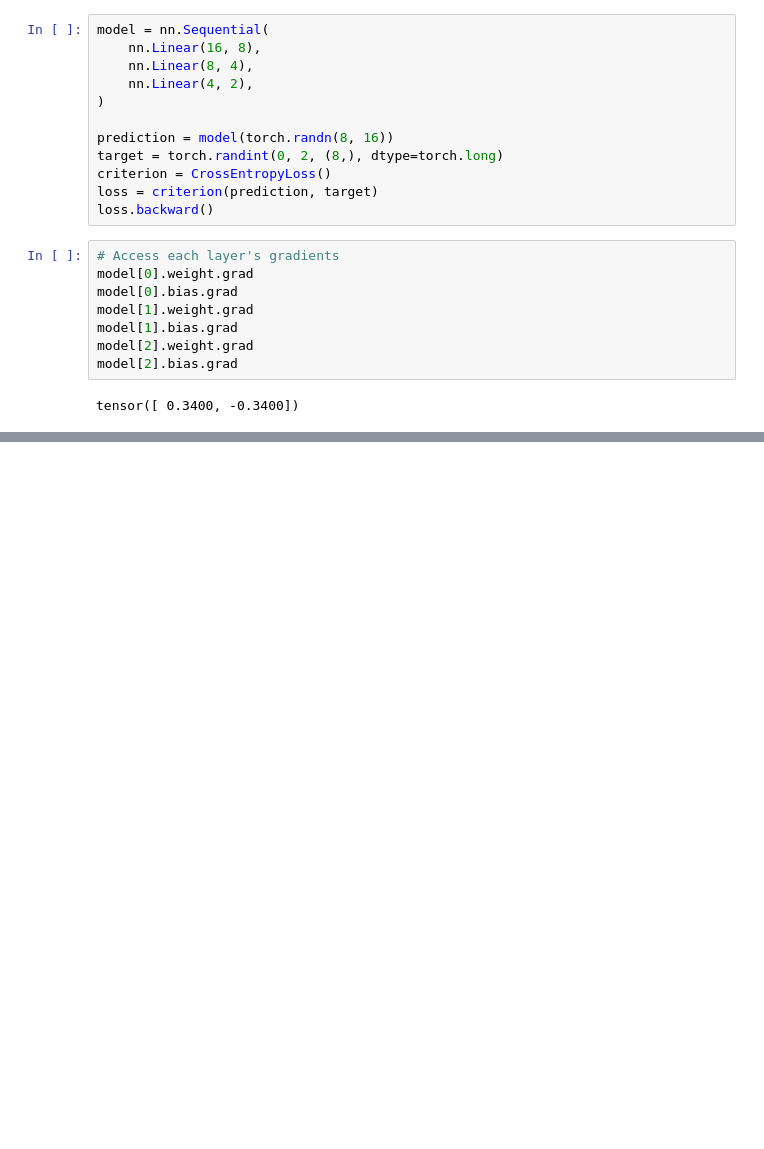
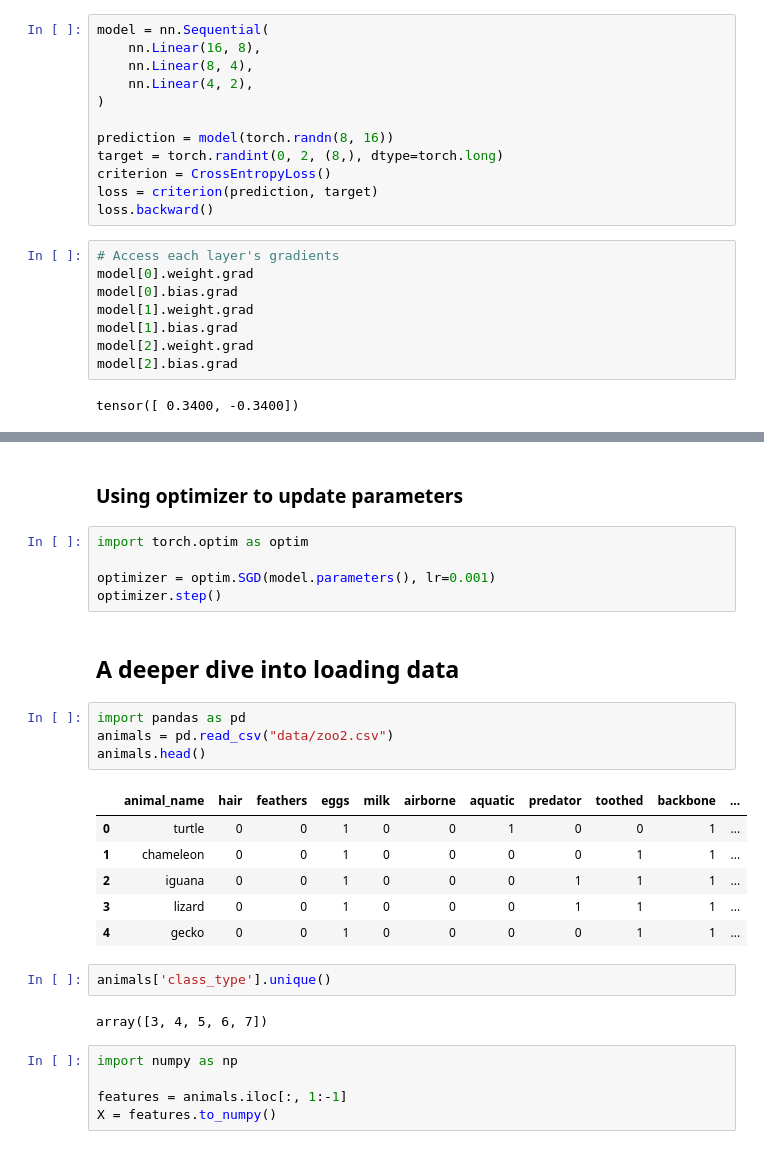
Before and after one commit to yusufjonc07/pytorch-deep-learning, a Jupyter notebook: chapter1.ipynb, the cells around one changed output, grey strips where cells are left out. Drawn from its saved outputs; the diff is of its cells as text; blank space fills up the shorter version.

Commit message:
first full workflow linear regression model with pytorch

```diff
--- a/chapter1.ipynb
+++ b/chapter1.ipynb
@@ -168,0 +184,29 @@ tensor([ 0.3400, -0.3400])
+# %% [markdown]
+### Using optimizer to update parameters
+# %%
+import torch.optim as optim
+
+optimizer = optim.SGD(model.parameters(), lr=0.001)
+optimizer.step()
+# %% [markdown]
+## A deeper dive into loading data
+# %%
+import pandas as pd
+animals = pd.read_csv("data/zoo2.csv")
+animals.head()
+# %% [output]
+|  | animal_name | hair | feathers | eggs | milk | airborne | aquatic | predator | toothed | backbone | ... |
+| 0 | turtle | 0 | 0 | 1 | 0 | 0 | 1 | 0 | 0 | 1 | ... |
+| 1 | chameleon | 0 | 0 | 1 | 0 | 0 | 0 | 0 | 1 | 1 | ... |
+| 2 | iguana | 0 | 0 | 1 | 0 | 0 | 0 | 1 | 1 | 1 | ... |
+| 3 | lizard | 0 | 0 | 1 | 0 | 0 | 0 | 1 | 1 | 1 | ... |
+| 4 | gecko | 0 | 0 | 1 | 0 | 0 | 0 | 0 | 1 | 1 | ... |
+# %%
+animals['class_type'].unique()
+# %% [output]
+array([3, 4, 5, 6, 7])
+# %%
+import numpy as np
+
+features = animals.iloc[:, 1:-1]
+X = features.to_numpy()
```
Also changed, not shown: parts of 13 cells of this notebook, 15 other files.
